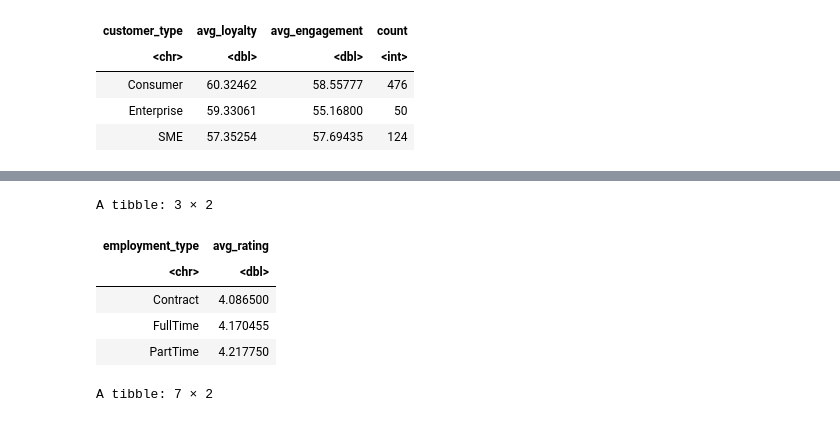
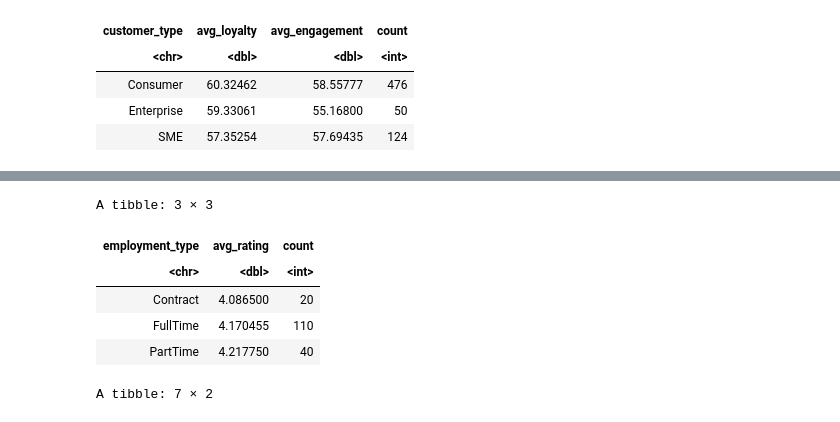
Before and after one commit to fathmafidzz2004-hash/CourseWorkRepository, a Jupyter notebook: NorthStar_R_Analytics.ipynb, the cells around one changed output, grey strips where cells are left out. Drawn from its saved outputs; the diff is of its cells as text; code cells hidden in the pictures.

```diff
--- a/NorthStar_R_Analytics.ipynb
+++ b/NorthStar_R_Analytics.ipynb
@@ -54,10 +31,12 @@ list.files(recursive = TRUE)
 # %%
-customers <- read.csv("northstar_dataset/customers.csv")
-orders <- read.csv("northstar_dataset/orders.csv")
-drivers <- read.csv("northstar_dataset/drivers.csv")
-vehicles <- read.csv("northstar_dataset/vehicles.csv")
-complaints <- read.csv("northstar_dataset/complaints.csv")
-incidents <- read.csv("northstar_dataset/incidents.csv")
-hubs <- read.csv("northstar_dataset/hubs.csv")
-app_events <- read.csv("northstar_dataset/app_events.csv")
+unzip("/content/northstar_dataset.zip", exdir = "/content/data")
+
+customers <- read.csv("/content/data/northstar_dataset/customers.csv")
+orders <- read.csv("/content/data/northstar_dataset/orders.csv")
+drivers <- read.csv("/content/data/northstar_dataset/drivers.csv")
+vehicles <- read.csv("/content/data/northstar_dataset/vehicles.csv")
+complaints <- read.csv("/content/data/northstar_dataset/complaints.csv")
+incidents <- read.csv("/content/data/northstar_dataset/incidents.csv")
+hubs <- read.csv("/content/data/northstar_dataset/hubs.csv")
+app_events <- read.csv("/content/data/northstar_dataset/app_events.csv")
 # %%
@@ -142,12 +125,17 @@ A tibble: 5 × 2
 # %%
-drivers %>%
+drivers_summary <- drivers %>%
   group_by(employment_type) %>%
-  summarise(avg_rating = mean(driver_rating, na.rm = TRUE))
+  summarise(
+    avg_rating = mean(driver_rating, na.rm = TRUE),
+    count = n()
+  )
+
+drivers_summary
 # %% [output]
-A tibble: 3 × 2
+A tibble: 3 × 3
-| employment_type | avg_rating |
-| <chr> | <dbl> |
-| Contract | 4.086500 |
-| FullTime | 4.170455 |
-| PartTime | 4.217750 |
+| employment_type | avg_rating | count |
+| <chr> | <dbl> | <int> |
+| Contract | 4.086500 | 20 |
+| FullTime | 4.170455 | 110 |
+| PartTime | 4.217750 | 40 |
 # %%
```
Also changed, not shown: parts of 16 cells of this notebook.
